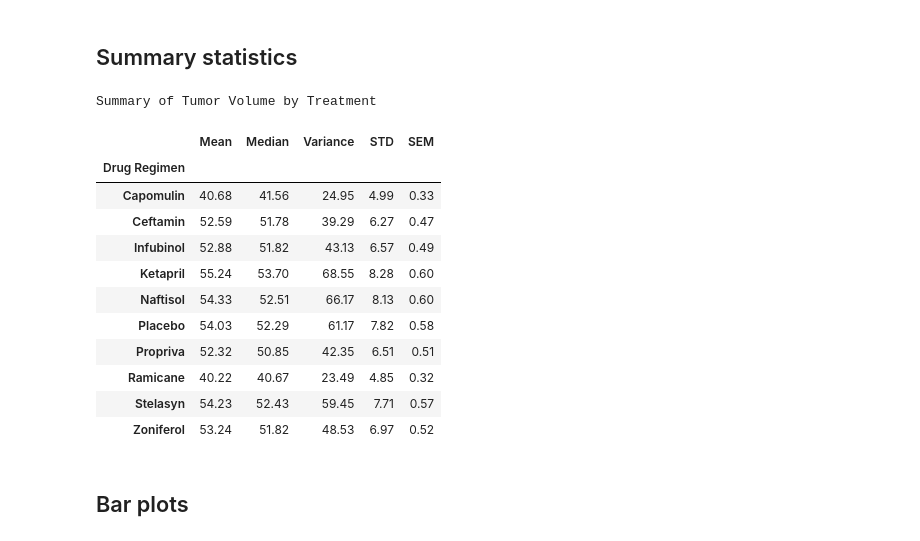
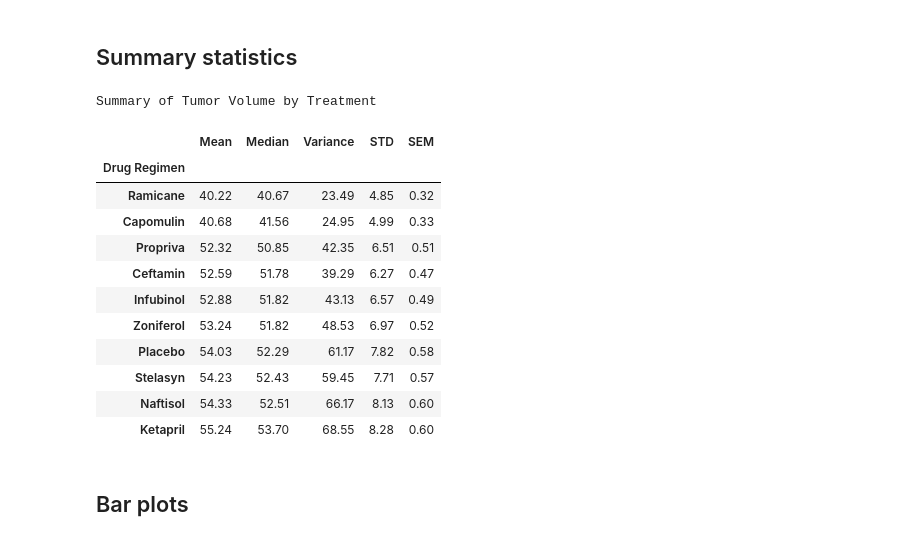
Before and after one commit to tomtav/matplotlib-challenge, a Jupyter notebook: main.ipynb, the cells around one changed output. Drawn from its saved outputs; the diff is of its cells as text; code cells hidden in the pictures.

```diff
--- a/main.ipynb
+++ b/main.ipynb
@@ -24,44 +30,44 @@ study = pd.merge(study_results, mouse_metadata, on=['Mouse ID'], how='inner')
 # %%
 # Generate a summary statistics table of mean, median, variance, standard deviation, and SEM of the tumor volume for each regimen
 
 # create a new DataFrame
 tv_summary = pd.DataFrame()
 
 # generate `Tumor Volume` average and store
 tv_summary['Mean'] = study.groupby('Drug Regimen')['Tumor Volume (mm3)'].mean()
 
 # generate `Tumor Volume` median and store
 tv_summary['Median'] = study.groupby('Drug Regimen')['Tumor Volume (mm3)'].median()
 
 # generate `Tumor Volume` variance and store
 tv_summary['Variance'] = study.groupby('Drug Regimen')['Tumor Volume (mm3)'].var()
 
 # generate `Tumor Volume` standard deviation and store
 tv_summary['STD'] = study.groupby('Drug Regimen')['Tumor Volume (mm3)'].std()
 
 # generate `Tumore Volume` SEM and store
 tv_summary['SEM'] = study.groupby('Drug Regimen')['Tumor Volume (mm3)'].sem()
 
 # style and display table
-(tv_summary
+(tv_summary.sort_values(by='Mean', ascending=True)
            .style
            .format('{:.2f}')
            .set_caption('Summary of Tumor Volume by Treatment')
 )
 # %% [output]
 Summary of Tumor Volume by Treatment
 |  | Mean | Median | Variance | STD | SEM |
 | Drug Regimen |  |  |  |  |  |
+| Ramicane | 40.22 | 40.67 | 23.49 | 4.85 | 0.32 |
 | Capomulin | 40.68 | 41.56 | 24.95 | 4.99 | 0.33 |
+| Propriva | 52.32 | 50.85 | 42.35 | 6.51 | 0.51 |
 | Ceftamin | 52.59 | 51.78 | 39.29 | 6.27 | 0.47 |
 | Infubinol | 52.88 | 51.82 | 43.13 | 6.57 | 0.49 |
+| Zoniferol | 53.24 | 51.82 | 48.53 | 6.97 | 0.52 |
+| Placebo | 54.03 | 52.29 | 61.17 | 7.82 | 0.58 |
+| Stelasyn | 54.23 | 52.43 | 59.45 | 7.71 | 0.57 |
+| Naftisol | 54.33 | 52.51 | 66.17 | 8.13 | 0.60 |
 | Ketapril | 55.24 | 53.70 | 68.55 | 8.28 | 0.60 |
-| Naftisol | 54.33 | 52.51 | 66.17 | 8.13 | 0.60 |
-| Placebo | 54.03 | 52.29 | 61.17 | 7.82 | 0.58 |
-| Propriva | 52.32 | 50.85 | 42.35 | 6.51 | 0.51 |
-| Ramicane | 40.22 | 40.67 | 23.49 | 4.85 | 0.32 |
-| Stelasyn | 54.23 | 52.43 | 59.45 | 7.71 | 0.57 |
-| Zoniferol | 53.24 | 51.82 | 48.53 | 6.97 | 0.52 |
 # %% [markdown]
 ## Bar plots
 # %%
```
Also changed, not shown: parts of 21 cells of this notebook.
